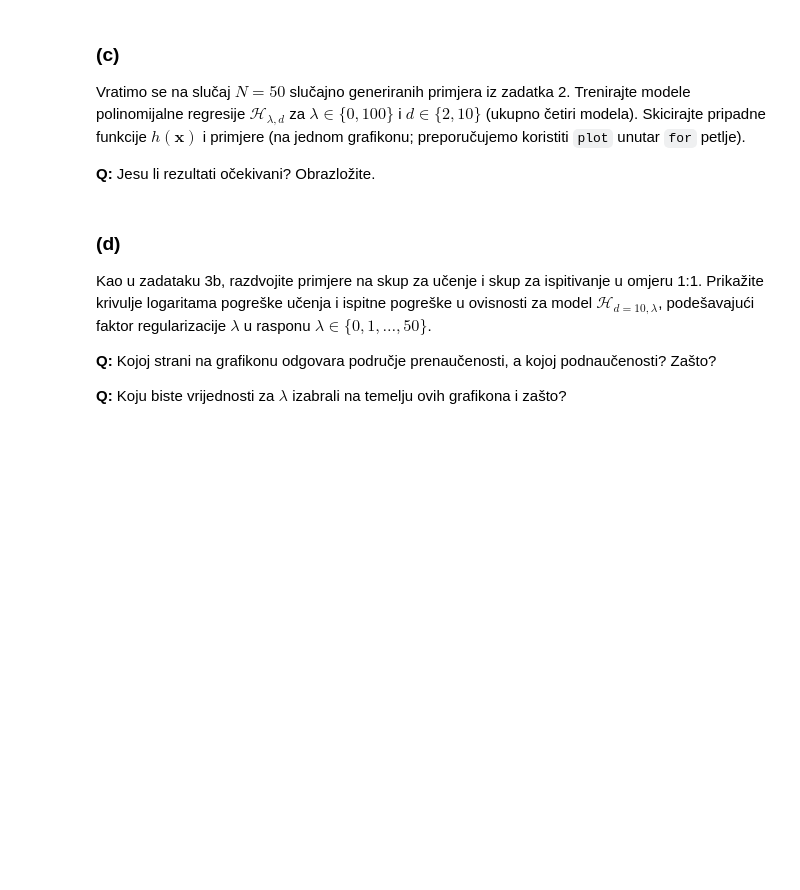
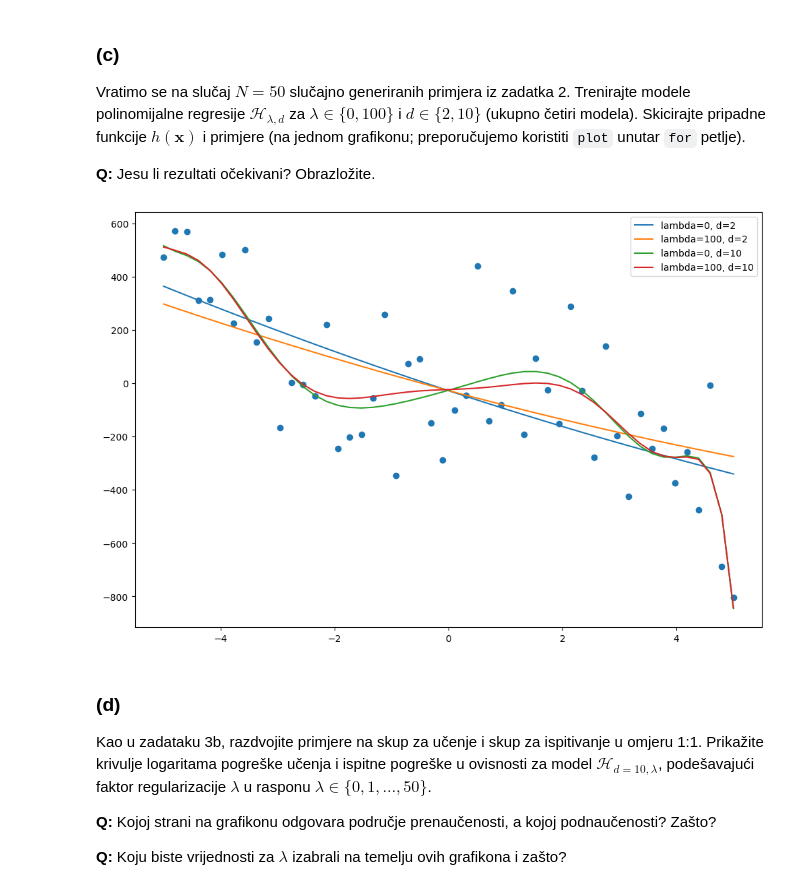
Before and after one commit to RobertoGrabovac/FER-StrojnoUcenje1, a Jupyter notebook: LAB1 - Regresija.ipynb, the cells around one changed output. Cells and saved outputs as stored; diff of their text form; code cells hidden in the pictures; blank space fills up the shorter version.

```diff
--- a/LAB1 - Regresija.ipynb
+++ b/LAB1 - Regresija.ipynb
@@ -339,0 +338,13 @@ U gornjim eksperimentima nismo koristili **regularizaciju**. Vratimo se najprije
+# %%
+X = np.array([[0],[1],[2],[4]])
+y = np.array([4,1,2,5])
+
+fact = [0, 1, 10]
+poly = PolynomialFeatures(3)
+X_r = poly.fit_transform(X)
+I = np.identity(4)
+I[0][0] = 0
+
+for lam in fact:
+    w = linalg.inv(X_r.T@X_r + lam * I)@X_r.T@y
+    print("w" + str(lam) + ": ", w)
@@ -348,0 +361,9 @@ from sklearn.linear_model import Ridge
+# %%
+from sklearn.linear_model import Ridge
+poly = PolynomialFeatures(3, include_bias=False)
+X_r = poly.fit_transform(X)
+
+for i in fact:
+    rdg = Ridge(i)
+    rdg.fit(X_r, y)
+    print("w" + str(i) + ": ", rdg.intercept_, rdg.coef_)
@@ -357,3 +384,20 @@ Vratimo se na slučaj $N=50$ slučajno generiranih primjera iz zadatka 2. Trenir
+# %%
+plt.subplots(figsize = (12, 8))
+
+for d in [2, 10]:
+    poly = PolynomialFeatures(d, include_bias=False)
+    instances_d = poly.fit_transform(instances)
+    for l in [0, 100]:
+        rdg = Ridge(l)
+        fit = rdg.fit(instances_d, labels)
+
+        plt.plot(instances, fit.predict(instances_d), label=f"lambda={l}, d={d}")
+        plt.legend()
+
+plt.scatter(instances, labels)
+plt.draw()
+# %% [output]
+[figure, added]
 # %% [markdown]
 ### (d)
 
```
Also changed, not shown: parts of 12 cells of this notebook.
